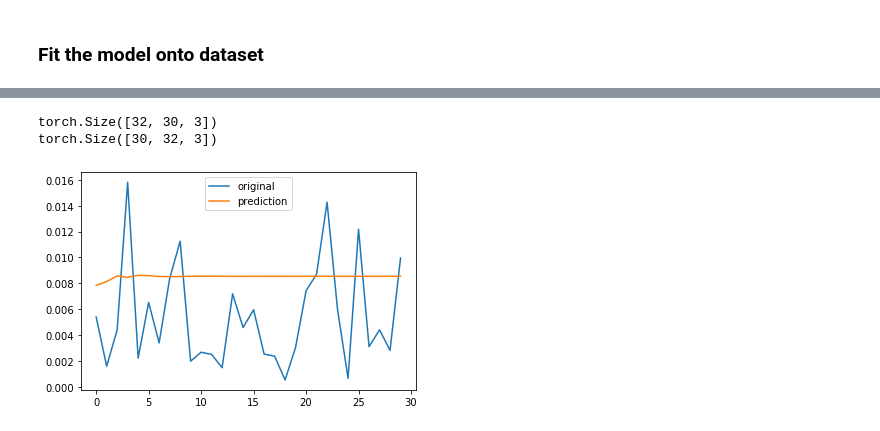
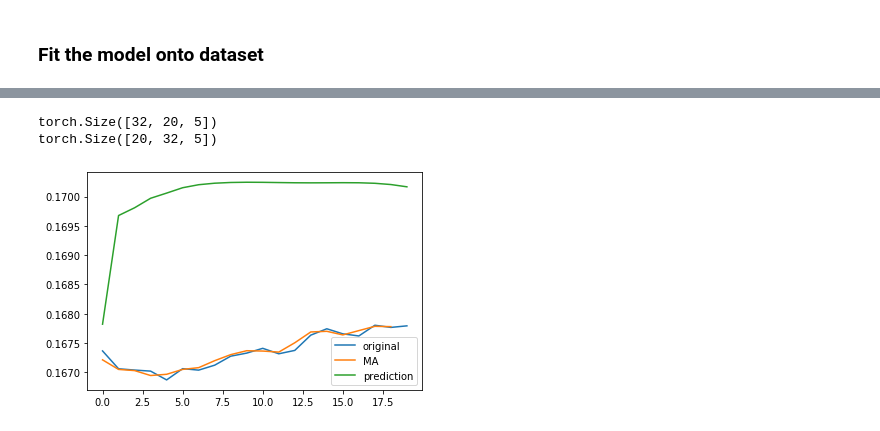
Before and after one commit to simutisernestas/cbaf, a Jupyter notebook: Timeseries_clustering.ipynb, the cells around one changed output, grey strips where cells are left out. Drawn from its saved outputs; the diff is of its cells as text; code cells hidden in the pictures.

```diff
--- a/Timeseries_clustering.ipynb
+++ b/Timeseries_clustering.ipynb
@@ -66,7 +66,7 @@ missing = (data.shape[0]) % PARTS
 splits = np.array(np.array_split(data[missing:], PARTS))
 # %%
 sequences = []
-HOPS = [int(SEQUENCE/2), int(SEQUENCE/3), int(SEQUENCE/6)]
+HOPS = [int(SEQUENCE/3)] # , int(SEQUENCE/3), int(SEQUENCE/5)
 for h in HOPS:
     if not isinstance(h, int):
         raise AssertionError
@@ -120,15 +120,15 @@ number_of_features
 # %%
-hidden_size = 1024
-hidden_layer_depth = 2
+hidden_size = 264
+hidden_layer_depth = 1
 latent_length = 512
-batch_size = 16
+batch_size = 32
 learning_rate = 0.0005
-n_epochs = 5
+n_epochs = 100
 dropout_rate = 0.0
 optimizer = 'Adam'
 cuda = True
-print_every=50
-clip = True
+print_every=250
+clip = False
 max_grad_norm=5
 loss = 'MSELoss'
 block = 'LSTM'
@@ -159,5 +159,5 @@ size_average and reduce args will be deprecated, please use reduction='sum' inst
 # %% [markdown]
 ### Fit the model onto dataset
 # %%
-vrae.fit(train_dataset, save_every=25)
+vrae.fit(train_dataset, save_every=10)
 # %% [output]
@@ -189,25 +189,29 @@ VRAE(n_epochs=25,batch_size=32,cuda=True)
+# %%
+def moving_average(x, w):
+    return np.convolve(x, np.ones(w), 'valid') / w
 # %%
 import time
 from IPython.display import clear_output
 
 SAMPLE = 24
-FEATURE = 2
+FEATURE = 1
 for t, X in enumerate(train_loader):
     X = X[0]
     print(X.shape)
     plt.plot(X[SAMPLE, :, FEATURE], label = "original")
+    plt.plot(moving_average(X[SAMPLE, :, FEATURE], 2), label="MA")
     X = X.permute(1,0,2)
     X = X.float().cuda()
     res = vrae(X)
     print(res[0].shape)
     plt.plot(res[0].cpu().detach().numpy()[:, SAMPLE, FEATURE], label = "prediction")
     plt.legend()
     plt.show()
-    time.sleep(0.5)
+    time.sleep(2.0)
     if t == 20:
         break
     clear_output()
 # %% [output]
-torch.Size([32, 30, 3])
-torch.Size([30, 32, 3])
+torch.Size([32, 20, 5])
+torch.Size([20, 32, 5])
-[figure, old version]
+[figure, new version]
```
Also changed, not shown: parts of 9 cells of this notebook, 1 other file.
